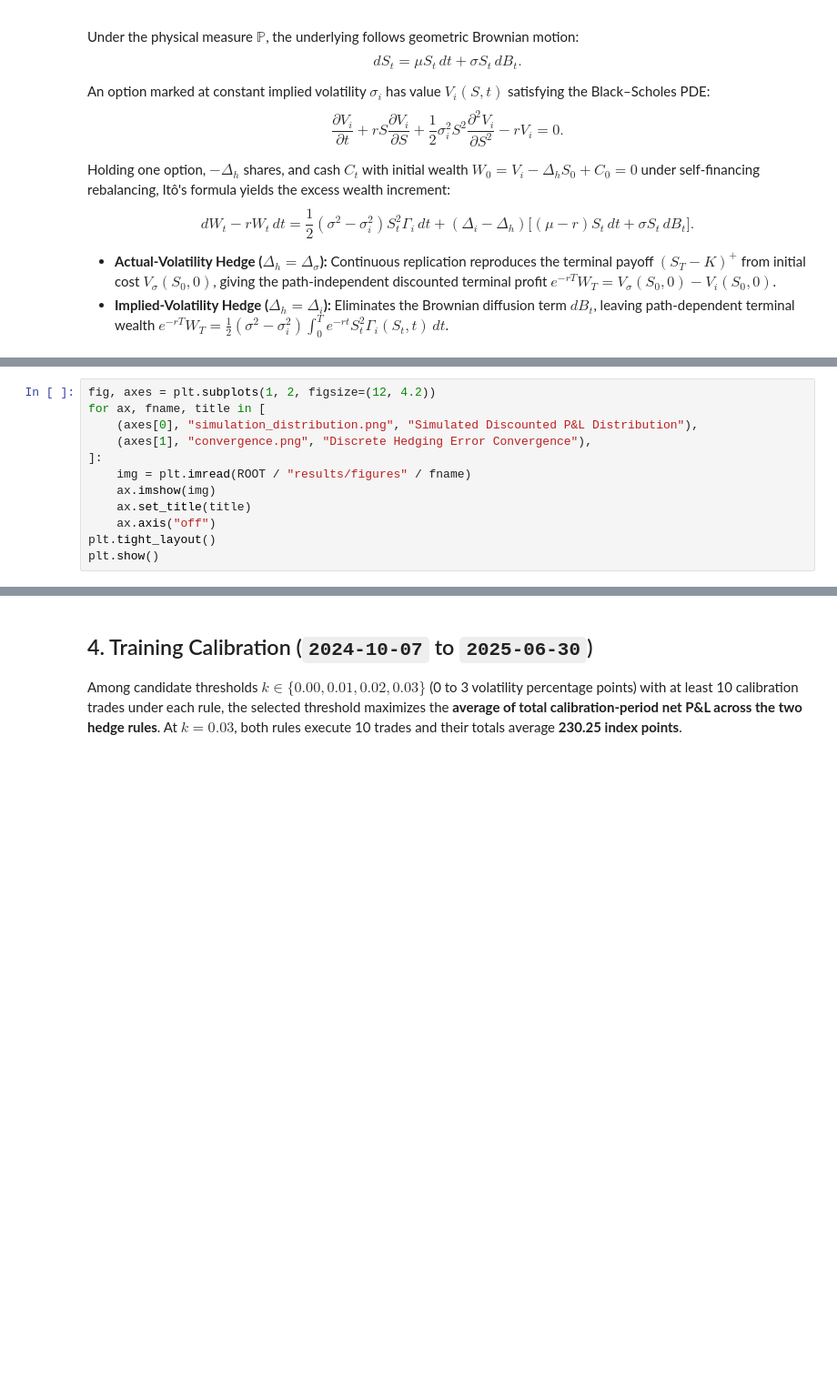
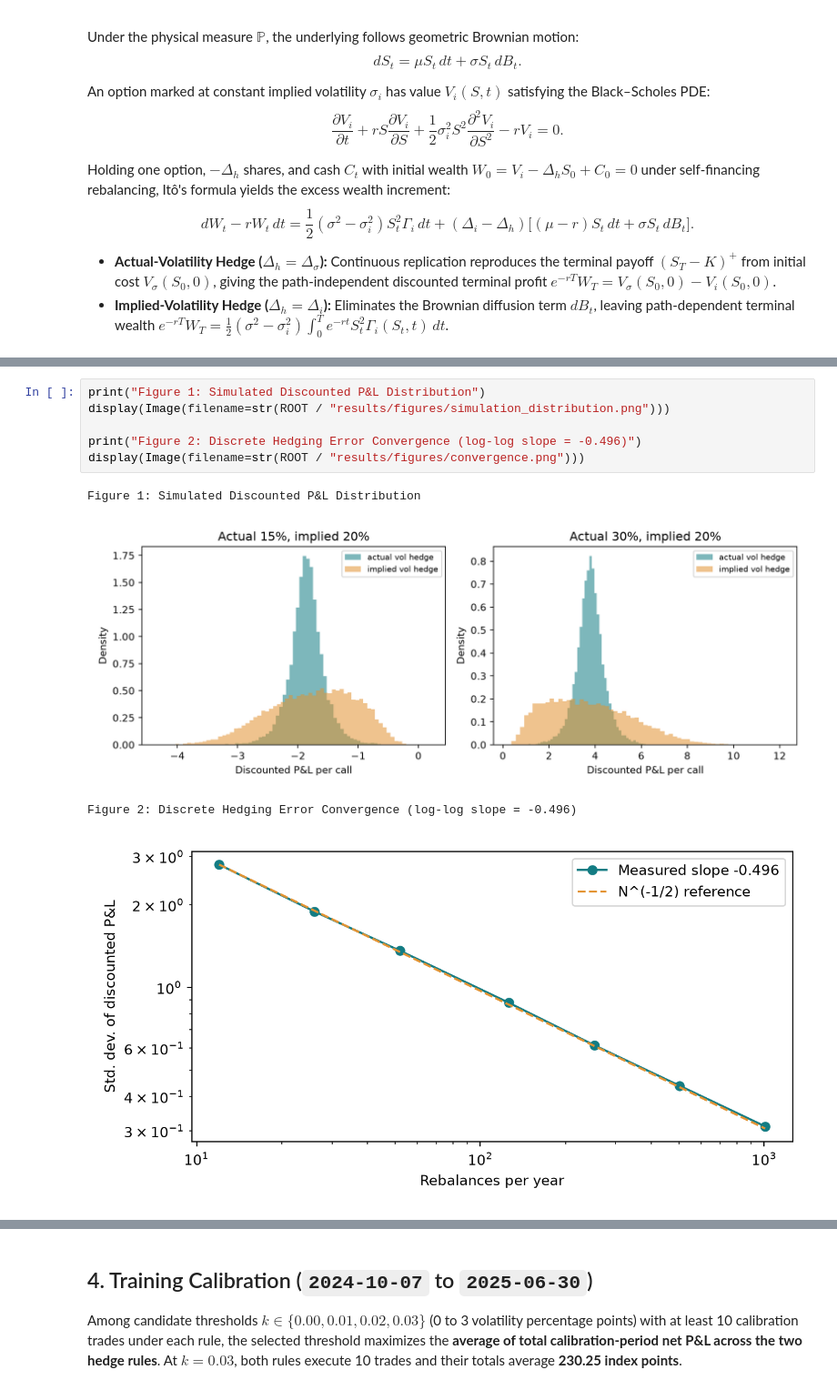
Before and after one commit to AshChan07/StochasticProject, a Jupyter notebook: Stochastic_Calculus_Project.ipynb, the cells around one changed output, grey strips where cells are left out. Shown at 91% size. Cells and saved outputs as stored; diff of their text form; blank space fills up the shorter version.

```diff
--- a/Stochastic_Calculus_Project.ipynb
+++ b/Stochastic_Calculus_Project.ipynb
@@ -85,13 +114,12 @@ Log-log convergence slope (theoretical N^(-1/2) rate => -0.50): -0.495799
-# %%
-fig, axes = plt.subplots(1, 2, figsize=(12, 4.2))
-for ax, fname, title in [
-    (axes[0], "simulation_distribution.png", "Simulated Discounted P&L Distribution"),
-    (axes[1], "convergence.png", "Discrete Hedging Error Convergence"),
-]:
-    img = plt.imread(ROOT / "results/figures" / fname)
-    ax.imshow(img)
-    ax.set_title(title)
-    ax.axis("off")
-plt.tight_layout()
-plt.show()
+# %%
+print("Figure 1: Simulated Discounted P&L Distribution")
+display(Image(filename=str(ROOT / "results/figures/simulation_distribution.png")))
+
+print("Figure 2: Discrete Hedging Error Convergence (log-log slope = -0.496)")
+display(Image(filename=str(ROOT / "results/figures/convergence.png")))
+# %% [output]
+Figure 1: Simulated Discounted P&L Distribution
+[figure, added]
+Figure 2: Discrete Hedging Error Convergence (log-log slope = -0.496)
+[figure, added]
 # %% [markdown]
```
Also changed, not shown: parts of 14 cells of this notebook.
